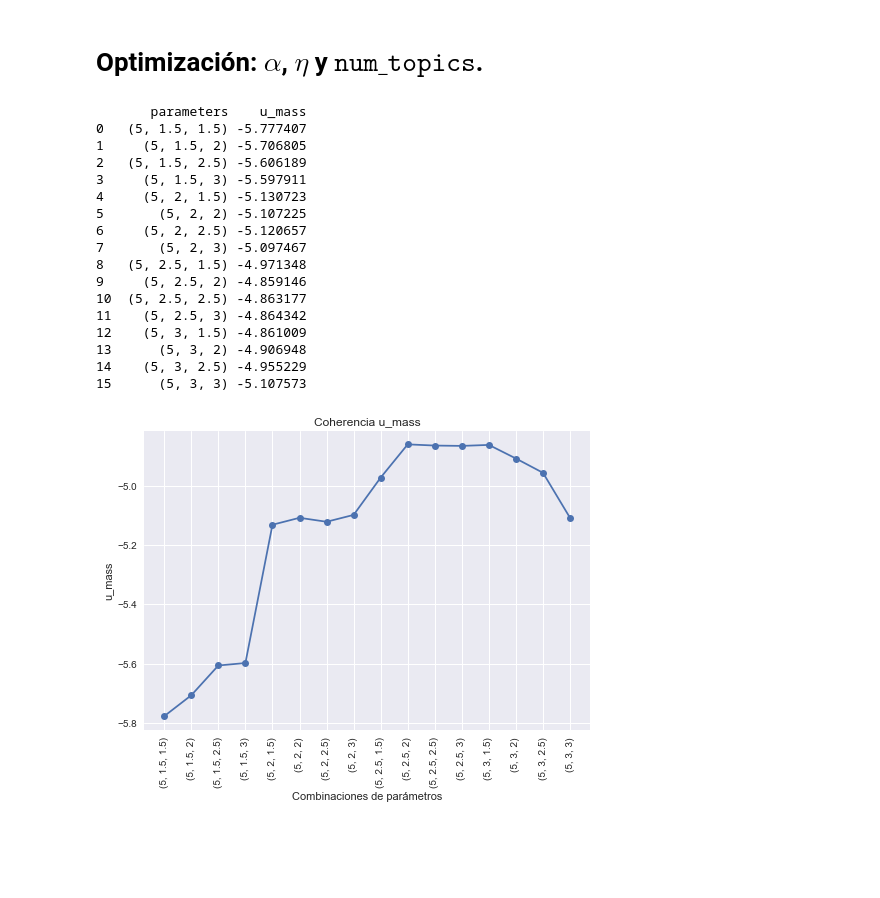
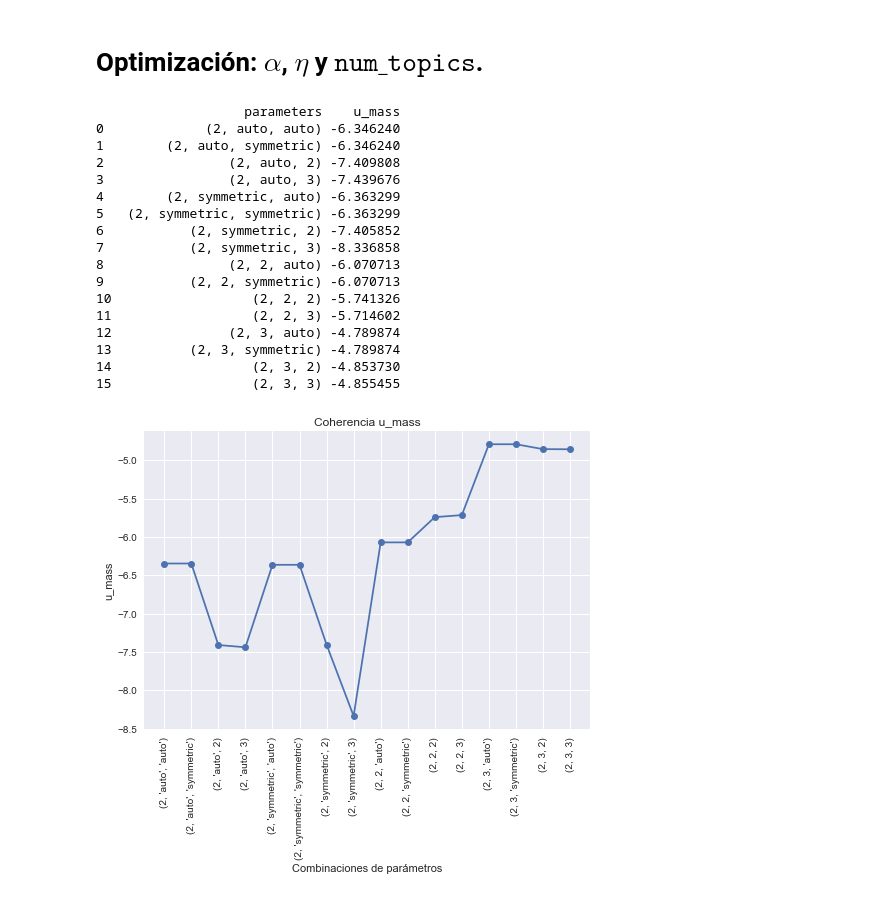
Before and after one commit to jignaciocastro8/data-project, a Jupyter notebook: LDA_boric_tweets.ipynb, the cells around one changed output. Saved outputs shown, nothing was run; the diff lists cells and outputs as text; code cells hidden in the pictures; blank space fills up the shorter version.

```diff
--- a/LDA_boric_tweets.ipynb
+++ b/LDA_boric_tweets.ipynb
@@ -547,45 +601,44 @@ def parameteres_optimization(topics_arr, alpha_arr, eta_arr, file_name):
 # %%
 # Esta celda sirve para variar los arreglos, correr todo y graficar.
 
 # id de la iteración.
-i = 3
+i = 5
 # Read and preprocess data.
 processed_tweets = preprocessed_tweets(data_path)
 # Se crea el diccionario sin filtrar; modelo base.
 dictionary = gensim.corpora.Dictionary(processed_tweets)
 bow_corpus = [dictionary.doc2bow(doc) for doc in processed_tweets]
 
 # Arrays.
-alpha_arr = [1.5, 2, 2.5, 3]
-eta_arr = [1.5, 2, 2.5, 3]
+alpha_arr = ['auto', 'symmetric', 2, 3]
+eta_arr = ['auto', 'symmetric', 2, 3]
 file_name = 'param_optimization' + str(i) + '_informe'
-df_results = parameteres_optimization([5], alpha_arr, eta_arr, file_name)
+df_results = parameteres_optimization([2], alpha_arr, eta_arr, file_name)
 
 # Sacamos valores para graficar.
 str_param = ['{}'.format(p) for p in df_results['parameters']]
 plt.plot(str_param, df_results['u_mass'], '-o')
 plt.xticks(rotation=90)
 plt.title('Coherencia u_mass')
 plt.ylabel('u_mass')
 plt.xlabel('Combinaciones de parámetros')
-#plt.savefig('imgs/param_optimization1_informe.png') queda mal.
 plt.show()
 # %% [output]
-       parameters    u_mass
-0   (5, 1.5, 1.5) -5.777407
-1     (5, 1.5, 2) -5.706805
-2   (5, 1.5, 2.5) -5.606189
-3     (5, 1.5, 3) -5.597911
-4     (5, 2, 1.5) -5.130723
-5       (5, 2, 2) -5.107225
-6     (5, 2, 2.5) -5.120657
-7       (5, 2, 3) -5.097467
-8   (5, 2.5, 1.5) -4.971348
-9     (5, 2.5, 2) -4.859146
-10  (5, 2.5, 2.5) -4.863177
-11    (5, 2.5, 3) -4.864342
-12    (5, 3, 1.5) -4.861009
-13      (5, 3, 2) -4.906948
-14    (5, 3, 2.5) -4.955229
-15      (5, 3, 3) -5.107573
+                   parameters    u_mass
+0             (2, auto, auto) -6.346240
+1        (2, auto, symmetric) -6.346240
+2                (2, auto, 2) -7.409808
+3                (2, auto, 3) -7.439676
+4        (2, symmetric, auto) -6.363299
+5   (2, symmetric, symmetric) -6.363299
+6           (2, symmetric, 2) -7.405852
+7           (2, symmetric, 3) -8.336858
+8                (2, 2, auto) -6.070713
+9           (2, 2, symmetric) -6.070713
+10                  (2, 2, 2) -5.741326
+11                  (2, 2, 3) -5.714602
+12               (2, 3, auto) -4.789874
+13          (2, 3, symmetric) -4.789874
+14                  (2, 3, 2) -4.853730
+15                  (2, 3, 3) -4.855455
-[figure, old version]
+[figure, new version]
```
Also changed, not shown: parts of 5 cells of this notebook, 20 other files.
